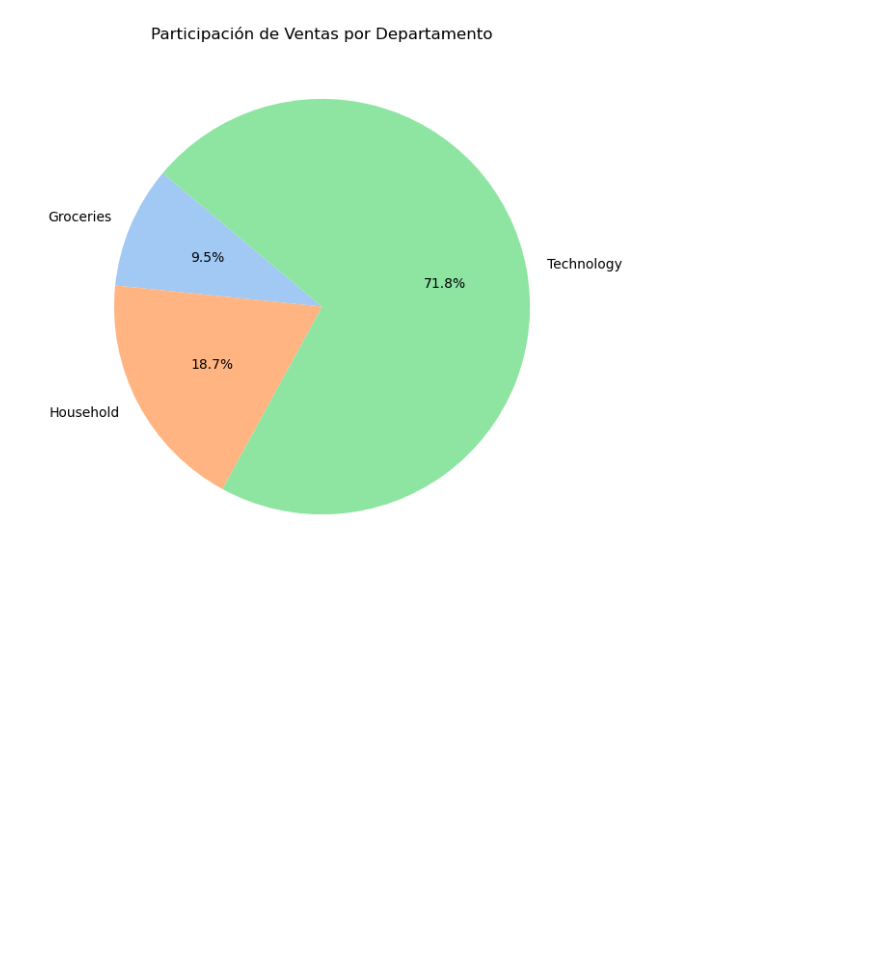
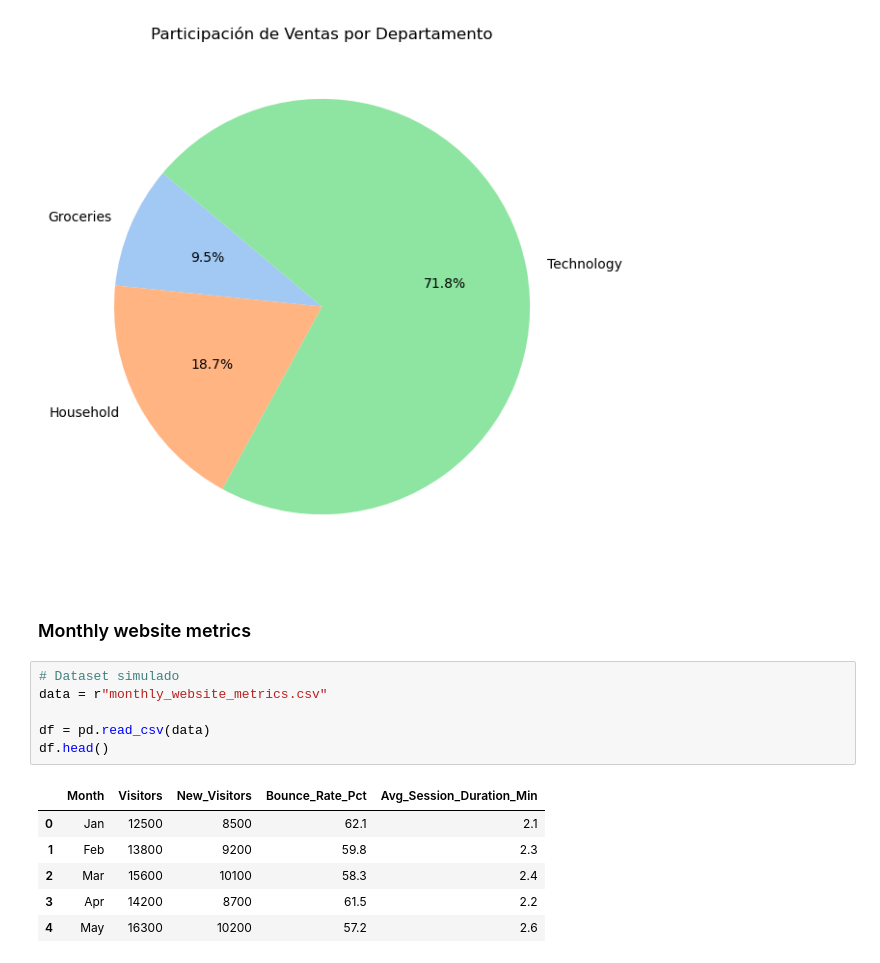
Before and after one commit to Martin0506/Taller3_BigData, a Jupyter notebook: Taller3.ipynb, the cells around one changed output. Saved outputs shown, nothing was run; the diff lists cells and outputs as text; blank space fills up the shorter version.

```diff
--- a/Taller3.ipynb
+++ b/Taller3.ipynb
@@ -136,3 +136,18 @@ Passing `palette` without assigning `hue` is deprecated and will be removed in v
   ax = sns.countplot(
 [figure]
 [figure]
+# %% [markdown]
+### Monthly website metrics
+# %%
+# Dataset simulado
+data = r"monthly_website_metrics.csv"
+
+df = pd.read_csv(data)
+df.head()
+# %% [output]
+|  | Month | Visitors | New_Visitors | Bounce_Rate_Pct | Avg_Session_Duration_Min |
+| 0 | Jan | 12500 | 8500 | 62.1 | 2.1 |
+| 1 | Feb | 13800 | 9200 | 59.8 | 2.3 |
+| 2 | Mar | 15600 | 10100 | 58.3 | 2.4 |
+| 3 | Apr | 14200 | 8700 | 61.5 | 2.2 |
+| 4 | May | 16300 | 10200 | 57.2 | 2.6 |
```
Also changed, not shown: parts of 1 cell of this notebook.
